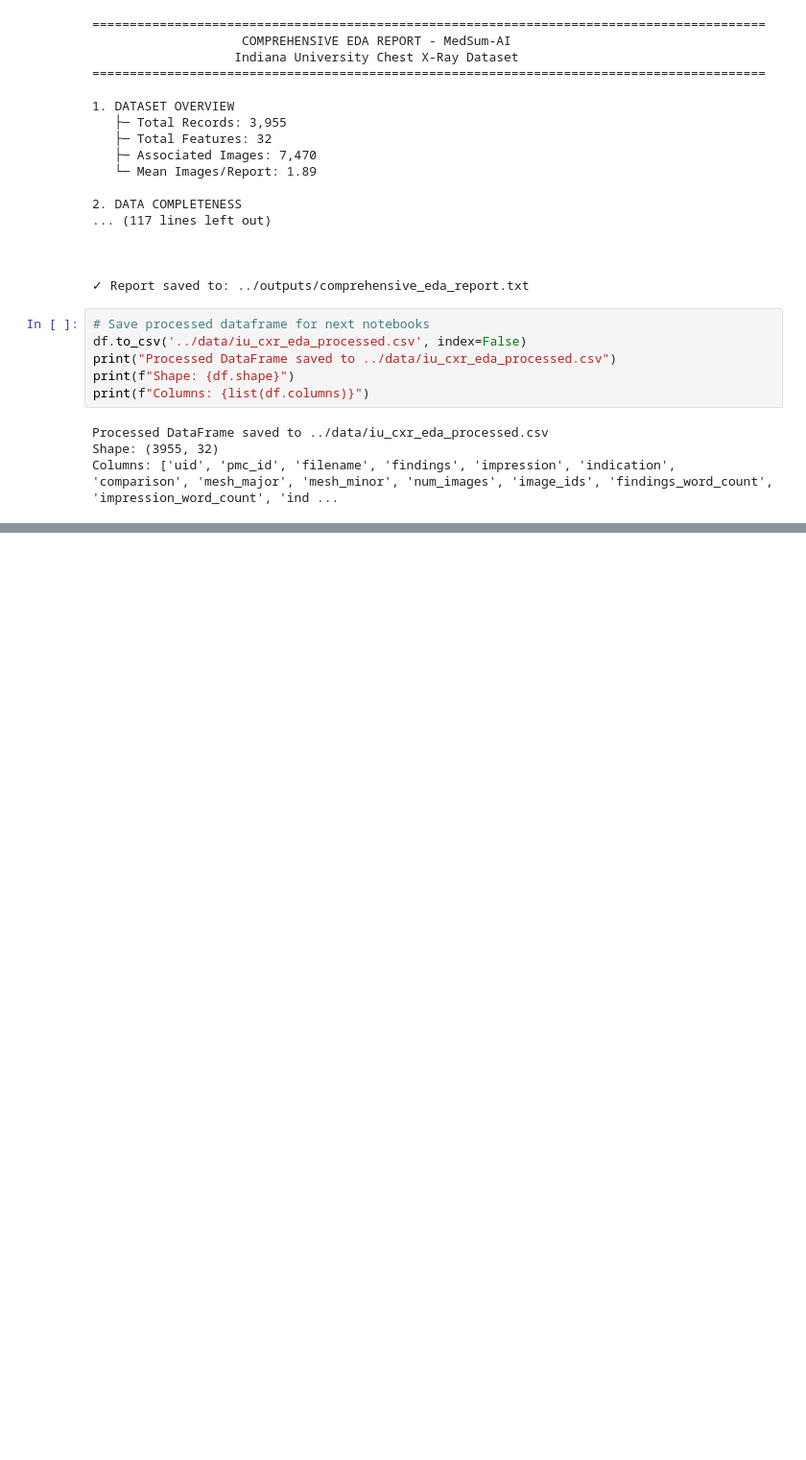
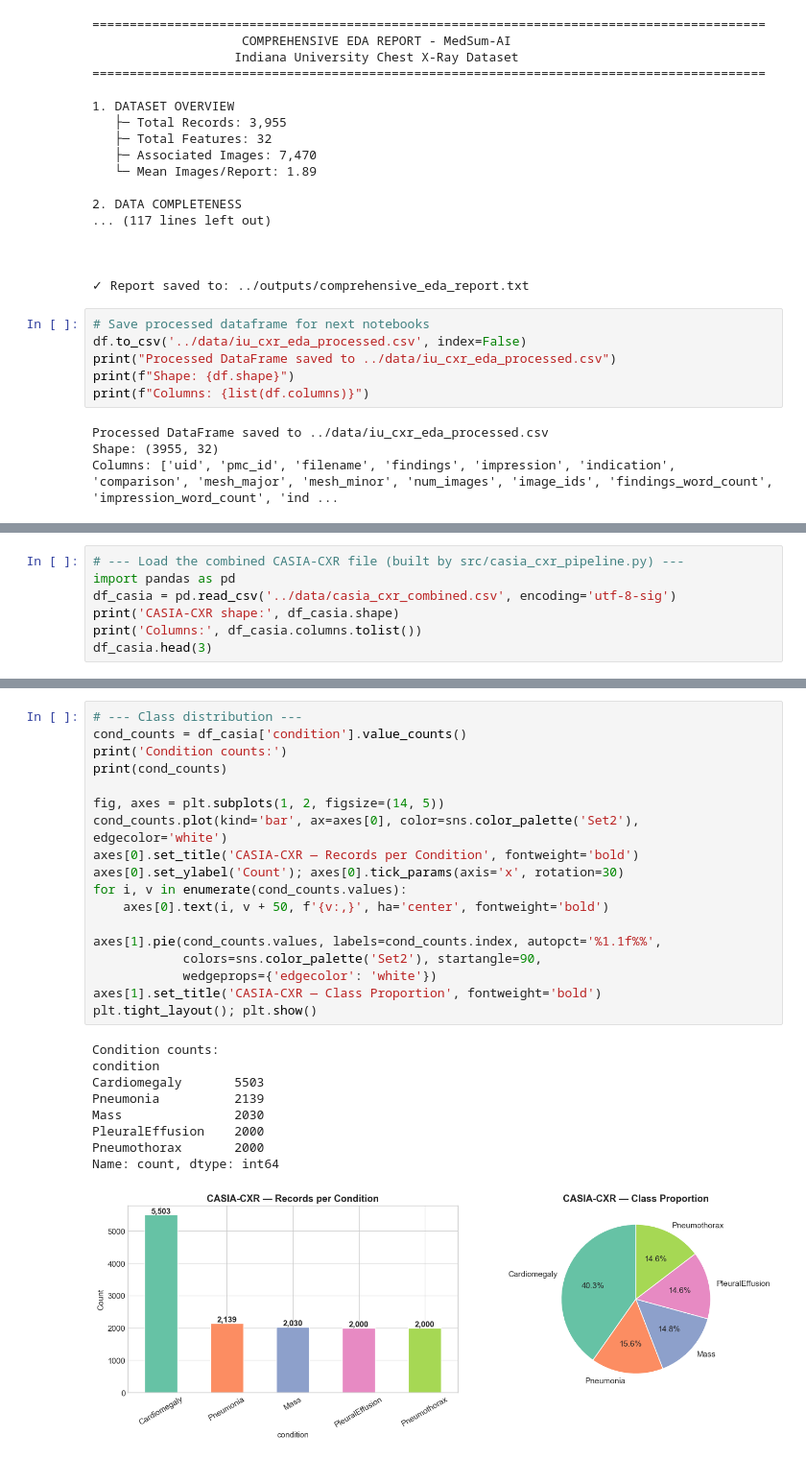
Before and after one commit to AsmaaHamedEwes/MedSum-AI, a Jupyter notebook: notebooks/01_EDA_and_Statistics.ipynb, the cells around one changed output, grey strips where cells are left out. Shown at 96% size. Cells and saved outputs as stored; diff of their text form; blank space fills up the shorter version.

Commit message:
CASIA-CXRFullDataset

```diff
--- a/notebooks/01_EDA_and_Statistics.ipynb
+++ b/notebooks/01_EDA_and_Statistics.ipynb
@@ -1464,0 +1472,7 @@ Columns: ['uid', 'pmc_id', 'filename', 'findings', 'impression', 'indication', '
+# %%
+# --- Load the combined CASIA-CXR file (built by src/casia_cxr_pipeline.py) ---
+import pandas as pd
+df_casia = pd.read_csv('../data/casia_cxr_combined.csv', encoding='utf-8-sig')
+print('CASIA-CXR shape:', df_casia.shape)
+print('Columns:', df_casia.columns.tolist())
+df_casia.head(3)
@@ -1464,0 +1486,28 @@ Columns: ['uid', 'pmc_id', 'filename', 'findings', 'impression', 'indication', '
+# %%
+# --- Class distribution ---
+cond_counts = df_casia['condition'].value_counts()
+print('Condition counts:')
+print(cond_counts)
+
+fig, axes = plt.subplots(1, 2, figsize=(14, 5))
+cond_counts.plot(kind='bar', ax=axes[0], color=sns.color_palette('Set2'), edgecolor='white')
+axes[0].set_title('CASIA-CXR — Records per Condition', fontweight='bold')
+axes[0].set_ylabel('Count'); axes[0].tick_params(axis='x', rotation=30)
+for i, v in enumerate(cond_counts.values):
+    axes[0].text(i, v + 50, f'{v:,}', ha='center', fontweight='bold')
+
+axes[1].pie(cond_counts.values, labels=cond_counts.index, autopct='%1.1f%%',
+            colors=sns.color_palette('Set2'), startangle=90,
+            wedgeprops={'edgecolor': 'white'})
+axes[1].set_title('CASIA-CXR — Class Proportion', fontweight='bold')
+plt.tight_layout(); plt.show()
+# %% [output]
+Condition counts:
+condition
+Cardiomegaly       5503
+Pneumonia          2139
+Mass               2030
+PleuralEffusion    2000
+Pneumothorax       2000
+Name: count, dtype: int64
+[figure, added]
```
Also changed, not shown: parts of 9 cells of this notebook, 45 other files.
